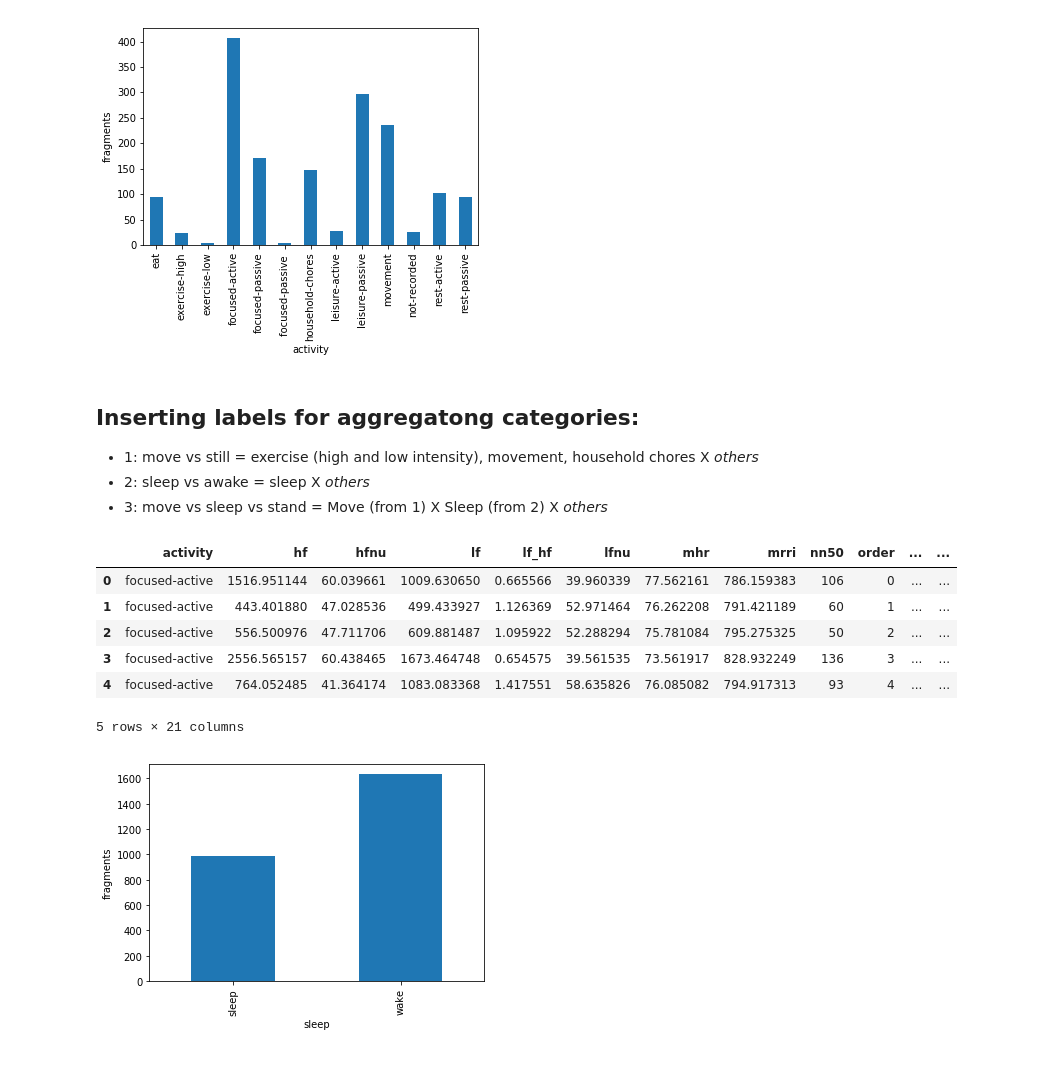
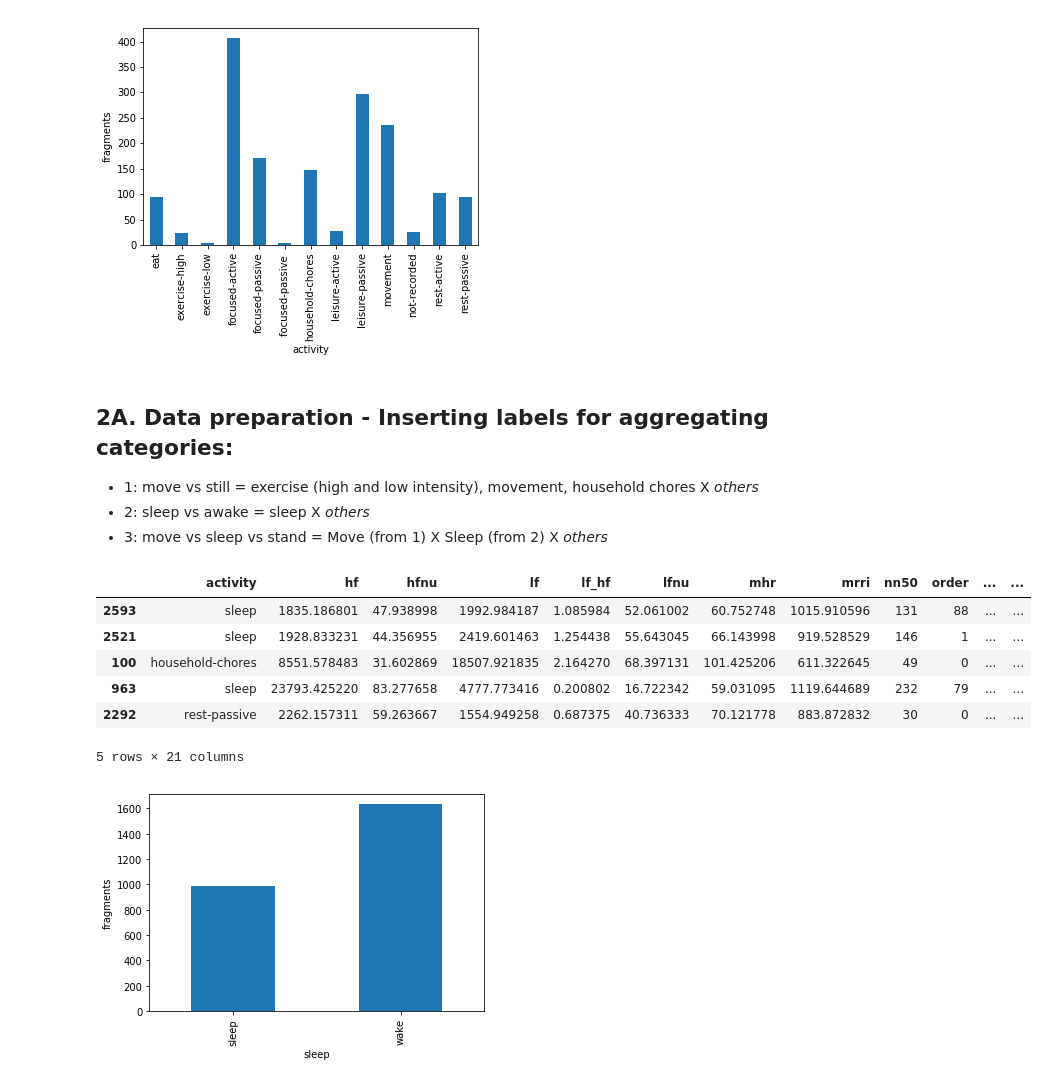
Before and after one commit to jucc/HeRV_analysis, a Jupyter notebook: HeRV_analysis_201801.ipynb, the cells around one changed output. Drawn from its saved outputs; the diff is of its cells as text; code cells hidden in the pictures.

```diff
--- a/HeRV_analysis_201801.ipynb
+++ b/HeRV_analysis_201801.ipynb
@@ -37,28 +37,26 @@ hp.plot_count(df, 'activity', exclude=['sleep'])
 # %% [output]
 [figure]
 # %% [markdown]
-## Inserting labels for aggregatong categories:
+## 2A. Data preparation - Inserting labels for aggregating categories:
 
 * 1: move vs still = exercise (high and low intensity), movement, household chores X *others*
 * 2: sleep vs awake =  sleep X *others*
 * 3: move vs sleep vs stand = Move (from 1) X Sleep (from 2) X *others*
 # %%
 movelist = ['exercise-high', 'exercise-low', 'movement', 'household-chores']
-df = hp.addPartition(df, movelist, pname='move', labelIn='move', labelOut='still')
+df = hp.add_partition(df, movelist, pname='move', labelIn='move', labelOut='still')
 
 sleeplist = ['sleep']
-df = hp.addPartition(df, sleeplist, pname='sleep', labelIn='sleep', labelOut='wake')
+df = hp.add_partition(df, sleeplist, pname='sleep', labelIn='sleep', labelOut='wake')
 
-
-
-df.head()
+df.sample(5)
 # %% [output]
 |  | activity | hf | hfnu | lf | lf_hf | lfnu | mhr | mrri | nn50 | order | ... | ... |
-| 0 | focused-active | 1516.951144 | 60.039661 | 1009.630650 | 0.665566 | 39.960339 | 77.562161 | 786.159383 | 106 | 0 | ... | ... |
-| 1 | focused-active | 443.401880 | 47.028536 | 499.433927 | 1.126369 | 52.971464 | 76.262208 | 791.421189 | 60 | 1 | ... | ... |
-| 2 | focused-active | 556.500976 | 47.711706 | 609.881487 | 1.095922 | 52.288294 | 75.781084 | 795.275325 | 50 | 2 | ... | ... |
-| 3 | focused-active | 2556.565157 | 60.438465 | 1673.464748 | 0.654575 | 39.561535 | 73.561917 | 828.932249 | 136 | 3 | ... | ... |
-| 4 | focused-active | 764.052485 | 41.364174 | 1083.083368 | 1.417551 | 58.635826 | 76.085082 | 794.917313 | 93 | 4 | ... | ... |
+| 2593 | sleep | 1835.186801 | 47.938998 | 1992.984187 | 1.085984 | 52.061002 | 60.752748 | 1015.910596 | 131 | 88 | ... | ... |
+| 2521 | sleep | 1928.833231 | 44.356955 | 2419.601463 | 1.254438 | 55.643045 | 66.143998 | 919.528529 | 146 | 1 | ... | ... |
+| 100 | household-chores | 8551.578483 | 31.602869 | 18507.921835 | 2.164270 | 68.397131 | 101.425206 | 611.322645 | 49 | 0 | ... | ... |
+| 963 | sleep | 23793.425220 | 83.277658 | 4777.773416 | 0.200802 | 16.722342 | 59.031095 | 1119.644689 | 232 | 79 | ... | ... |
+| 2292 | rest-passive | 2262.157311 | 59.263667 | 1554.949258 | 0.687375 | 40.736333 | 70.121778 | 883.872832 | 30 | 0 | ... | ... |
 5 rows × 21 columns
 # %%
 hp.plot_count(df, 'sleep')
```
Also changed, not shown: parts of 15 cells of this notebook, 2 other files.
